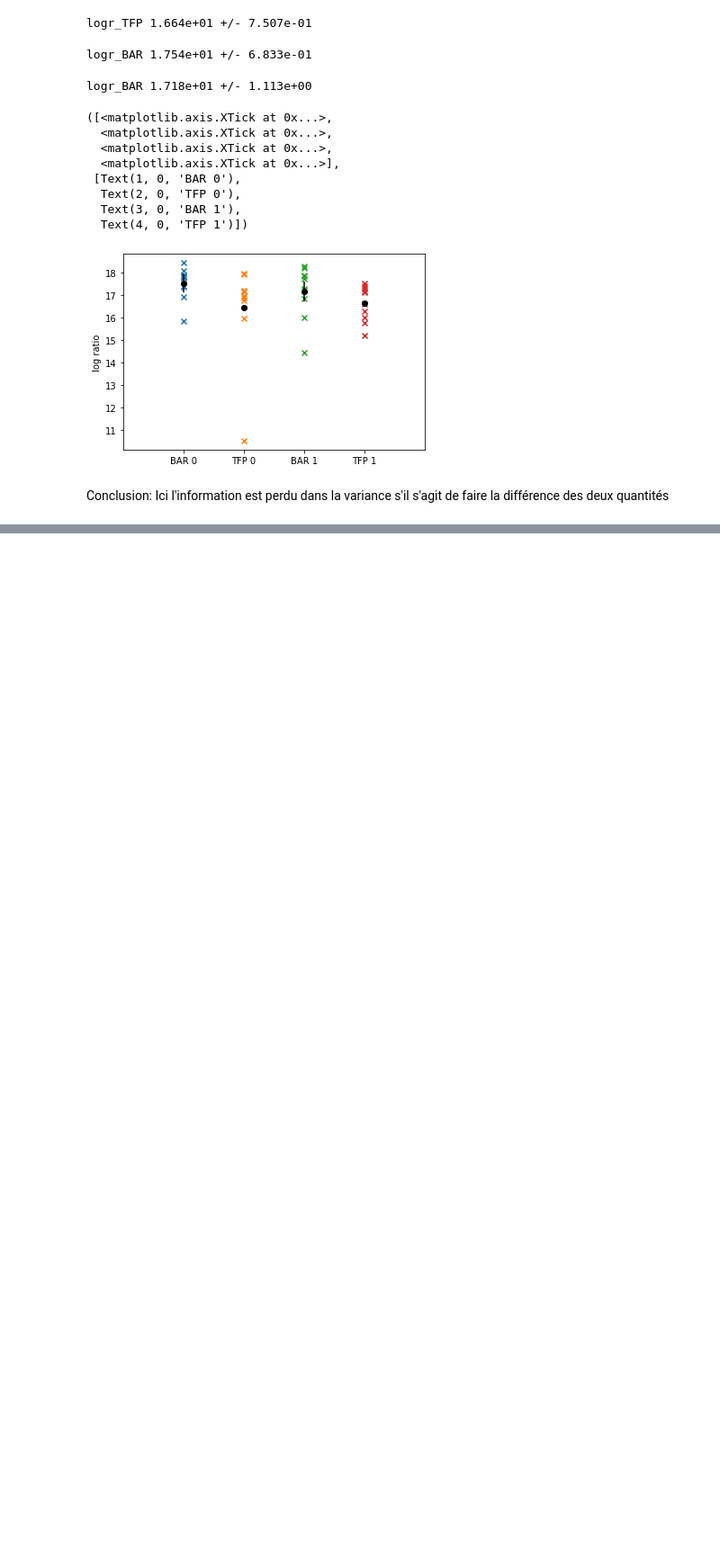
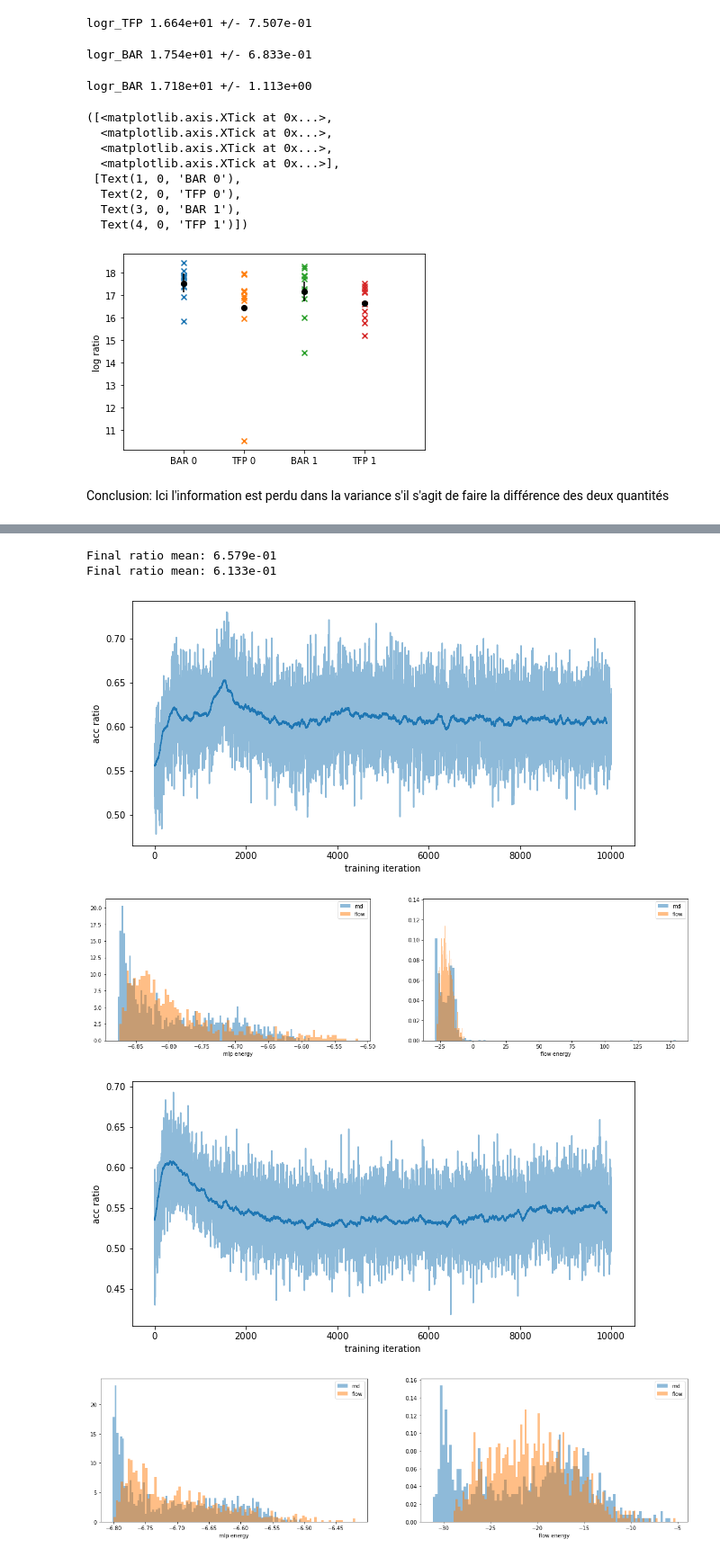
Before and after one commit to anacmolina/ML-DFT, a Jupyter notebook: notebooks/07c - FE computations w. new variables.ipynb, the cells around one changed output, grey strips where cells are left out. Shown at 90% size. Drawn from its saved outputs; the diff is of its cells as text; code cells hidden in the pictures; blank space fills up the shorter version.

Commit message:
more tests

```diff
--- a/notebooks/07c - FE computations w. new variables.ipynb
+++ b/notebooks/07c - FE computations w. new variables.ipynb
@@ -242,0 +245,58 @@ Conclusion: Ici l'information est perdu dans la variance s'il s'agit de faire la
+# %%
+from flonacomldft.train_flow_from_data import get_ratio_acc
+
+def moving_average(x, w):
+    return np.convolve(x, np.ones(w), 'valid') / w
+
+coord_mapping = Coordinates_mapping()
+# %%
+# trained
+flows = get_models(flows_dic)
+mlps = get_models(mlps_dic)
+# %%
+for mode_label in [0, 1]:
+    zmat_test = load_csv_file("datasets/is{:d}_md_test.csv".format(mode_label))
+
+    xs_test, logdetjacs_test, energies_test = coord_mapping.get_real_centered_from_internal(
+                                        zmat_test[:, :12],
+                                        isomer=mode_label,
+                                        energies=zmat_test[:, 12],
+                                        logdetjacs=zmat_test[:, 14],
+                                        )
+    xs_test = xs_test.to(torch.float32)
+    test = join_data(xs_test,
+                    energies_test,
+                    zmat_test[:, 13],
+                    logdetjacs_test,
+    )
+
+    n_chains = 1000
+    init = test[:n_chains]
+    ratio, acc = get_ratio_acc(flows[mode_label], init, init.shape[0], mlps[mode_label])
+    print('Final ratio mean: {:.3e}'.format(ratio.mean()))
+
+    plt.figure(figsize=(10,5))
+    plt.plot(flows_dic[mode_label]['ratios'], alpha=0.5)
+    plt.plot(moving_average(flows_dic[mode_label]['ratios'], 100), c='C0')
+    plt.xlabel('training iteration')
+    plt.ylabel('acc ratio')
+
+    plt.figure(figsize=(20,5))
+    xs_flow = flows[mode_label].sample(xs_test.shape[0])
+    ax = plt.subplot(1,2,1)
+    plt.hist(mlps[mode_label](xs_test).detach().numpy(), bins=100, alpha=0.5, density=True, label='md')
+    plt.hist(mlps[mode_label](xs_flow).detach().numpy(), bins=100, alpha=0.5, density=True, label='flow')
+    plt.xlabel('mlp energy')
+    plt.legend()
+    ax = plt.subplot(1,2,2)
+    plt.hist(flows[mode_label].nll(xs_test).detach().numpy(), bins=100, alpha=0.5, density=True, label='md')
+    plt.hist(flows[mode_label].nll(xs_flow).detach().numpy(), bins=100, alpha=0.5, density=True, label='flow')
+    plt.xlabel('flow energy')
+    plt.legend()
+# %% [output]
+Final ratio mean: 6.579e-01
+Final ratio mean: 6.133e-01
+[figure, added]
+[figure, added]
+[figure, added]
+[figure, added]
```
Also changed, not shown: parts of 7 cells of this notebook.
